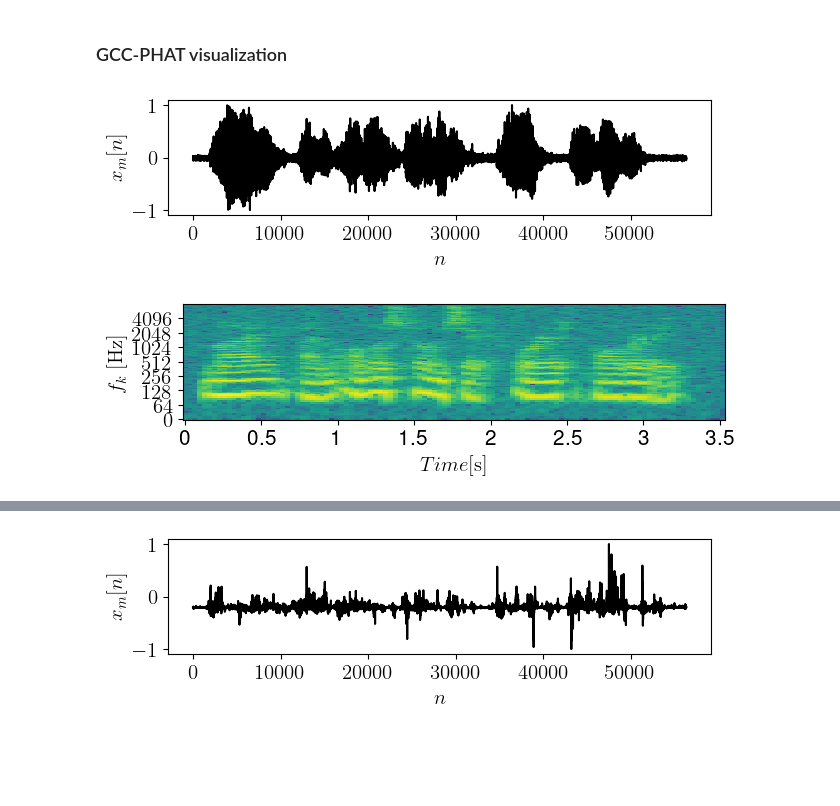
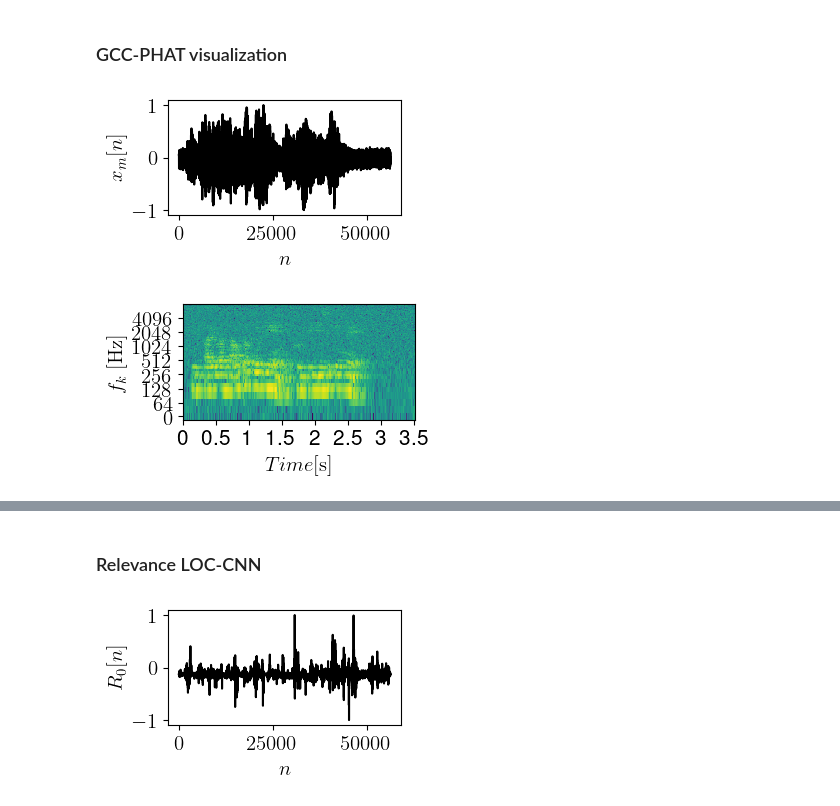
Before and after one commit to lucacoma/XAISrcLoc, a Jupyter notebook: Input_visualization_paper.ipynb, the cells around one changed output, grey strips where cells are left out. Saved outputs shown, nothing was run; the diff lists cells and outputs as text; code cells hidden in the pictures; blank space fills up the shorter version.

```diff
--- a/Input_visualization_paper.ipynb
+++ b/Input_visualization_paper.ipynb
@@ -23,11 +22,15 @@ plt.rcParams.update({
     "font.family": "sans-serif",
     "font.sans-serif": ["Helvetica"],
     'font.size': 15})
+# %%
+source_fixed=True
+source_fixed_num = 29
 # %% [markdown]
 # Params
 # %%
-SNR = 20
-T60=0.3
+SNR = 10
+T60=0.6
 data_path = '/nas/home/lcomanducci/xai_src_loc/endtoend_src_loc2/dataset2/val'
 data_path = '/nas/home/lcomanducci/xai_src_loc/endtoend_src_loc2/dataset2/test/SNR_'+str(SNR)+'_T60_'+str(T60)
 files = [os.path.join(data_path,path) for path in os.listdir(data_path)]
+figsize=(3,1.5)
@@ -136,7 +235,8 @@ MAE: 0.10374540494741245[m]
 # %%
 # Extract one random source
 n_s = np.random.randint(len(files))
-#n_s = 29 # N.B. Fixed if you want to reproduce paper exact same results!!!!!!
+if source_fixed == True:
+    n_s = source_fixed_num # N.B. Fixed if you want to reproduce paper exact same results!!!!!!
 data_structure = np.load(str(files[n_s]))
 win_sig = data_structure['win_sig']
 sources_gt[n_s] = data_structure['src_pos']
@@ -180,7 +316,7 @@ plt.show()
 # %% [markdown]
 ### GCC-PHAT visualization
 # %%
-idx_m1, idx_m2 = 6,9 # Microphone indices
+idx_m1, idx_m2 = 5,10 # Microphone indices
 audio_signal = data_structure['signal'][0] # In
 
 # Reshape signal arriving at mic 1
@@ -193,52 +329,69 @@ win_sig_mic = data_structure['win_sig'][idx_m2]
 win_sig_mic = np.transpose(win_sig_mic)
 win_signal2 = np.reshape(win_sig_mic,window_size*N_wins)
 
+# LOC-CNN
 # Reshape relevance relative to signal at mic 1
-relevance_mic = relevance[:,idx_m1]
-lrp_signal1 = np.reshape(relevance_mic,window_size*N_wins)
+relevance_mic_loc_cnn = relevance_loc_cnn[:,idx_m1]
+lrp_signal1_loc_cnn = np.reshape(relevance_mic_loc_cnn,window_size*N_wins)
 
 # Reshape relevance relative to signal at mic 2
-relevance_mic = relevance[:,idx_m2]
-lrp_signal2 = np.reshape(relevance_mic,window_size*N_wins)
+relevance_mic_loc_cnn = relevance_loc_cnn[:,idx_m2]
+lrp_signal2_loc_cnn = np.reshape(relevance_mic_loc_cnn,window_size*N_wins)
+
+# SAMPLE-CNN
+# Reshape relevance relative to signal at mic 1
+relevance_mic_sample_cnn = relevance_sample_cnn[:,idx_m1]
+lrp_signal1_sample_cnn = np.reshape(relevance_mic_sample_cnn,window_size*N_wins)
+
+# Reshape relevance relative to signal at mic 2
+relevance_mic_sample_cnn = relevance_sample_cnn[:,idx_m2]
+lrp_signal2_sample_cnn = np.reshape(relevance_mic_sample_cnn,window_size*N_wins)
+
 
 # Compute STFT of signal
-WIN_STFT = librosa.stft((win_signal1))
-LRP_STFT = librosa.stft((lrp_signal1))
+n_fft = 512
+win_length=512
+hop_length = win_length//4
+WIN_STFT = librosa.stft(utils.normalize_z(win_signal1),n_fft=n_fft,win_length=win_length,hop_length=hop_length)
+LRP_STFT_loc_cnn = librosa.stft(utils.normalize_z(lrp_signal1_loc_cnn),n_fft=n_fft,win_length=win_length,hop_length=hop_length)
+LRP_STFT_sample_cnn = librosa.stft(utils.normalize_z(lrp_signal1_sample_cnn),n_fft=n_fft,win_length=win_length,hop_length=hop_length)
 # %%
 # Audio at microphones (reshaped to stack together different windows)
-plt.figure(figsize=(7,1.5))
+plt.figure(figsize=figsize)
 plt.plot(utils.normalize(win_signal1),'k')
 plt.xlabel('$n$')
 plt.ylabel('$x_m[n]$')
-plt.savefig('/nas/home/lcomanducci/xai_src_loc/endtoend_src_loc2/plots_icassp/ex_input_full.pdf',bbox_inches='tight')
+plt.savefig('/nas/home/lcomanducci/xai_src_loc/endtoend_src_loc2/plots_spl/ex_input_full_SNR_{}_T60_{}_n_source{}.pdf'.format(SNR,T60,n_s),bbox_inches='tight')
 plt.show()
 # %% [output]
-[figure, old version]
+[figure, new version]
 # %%
 # STFT of audio at microphones
-plt.figure(figsize=(7,1.5))
-librosa.display.specshow(librosa.power_to_db(WIN_STFT+1e-9), x_axis='time', y_axis='log', sr=fs,cmap='viridis')
+plt.figure(figsize=figsize)
+librosa.display.specshow(librosa.amplitude_to_db(np.abs(WIN_STFT),ref=np.max),hop_length=hop_length, x_axis='time', y_axis='log', sr=fs,cmap='viridis',win_length=win_length)
 plt.xlabel('$Time [\mathrm{s}]$')
 plt.ylabel('$f_k~[\mathrm{Hz}]$')
-plt.savefig('/nas/home/lcomanducci/xai_src_loc/endtoend_src_loc2/plots_icassp/ex_stft_input.pdf',bbox_inches='tight')
+plt.savefig('/nas/home/lcomanducci/xai_src_loc/endtoend_src_loc2/plots_spl/ex_stft_input_SNR_{}_T60_{}_n_source{}.pdf'.format(SNR,T60,n_s),bbox_inches='tight')
 # %% [output]
-[figure, old version]
+[figure, new version]
 # %%
 import IPython.display as ipd
 ipd.Audio(win_signal1, rate=fs) # load a NumPy array
 # %% [output]
 [interactive output not drawn]
+# %% [markdown]
+### Relevance LOC-CNN
 # %%
 # Relevance at microphone (reshaped to stack together different windows)
-plt.figure(figsize=(7,1.5))
-plt.plot(utils.normalize(lrp_signal1),'k')
+plt.figure(figsize=figsize)
+plt.plot(utils.normalize(lrp_signal1_loc_cnn),'k')
 plt.xlabel('$n$')
-plt.ylabel('$x_m[n]$')
+plt.ylabel('$R_0[n]$')
 plt.ticklabel_format(axis='y', style='sci', scilimits=(4,0))
-plt.savefig('/nas/home/lcomanducci/xai_src_loc/endtoend_src_loc2/plots_icassp/ex_relevance_full.pdf',bbox_inches='tight')
+plt.savefig('/nas/home/lcomanducci/xai_src_loc/endtoend_src_loc2/plots_spl/ex_relevance_full_loc_cnn_SNR_{}_T60_{}_n_source{}.pdf'.format(SNR,T60,n_s),bbox_inches='tight')
 plt.show()
 # %% [output]
-[figure, old version]
+[figure, new version]
 # %%
 # STFT of Relevance at microphone
 
```
Also changed, not shown: parts of 48 cells of this notebook.
